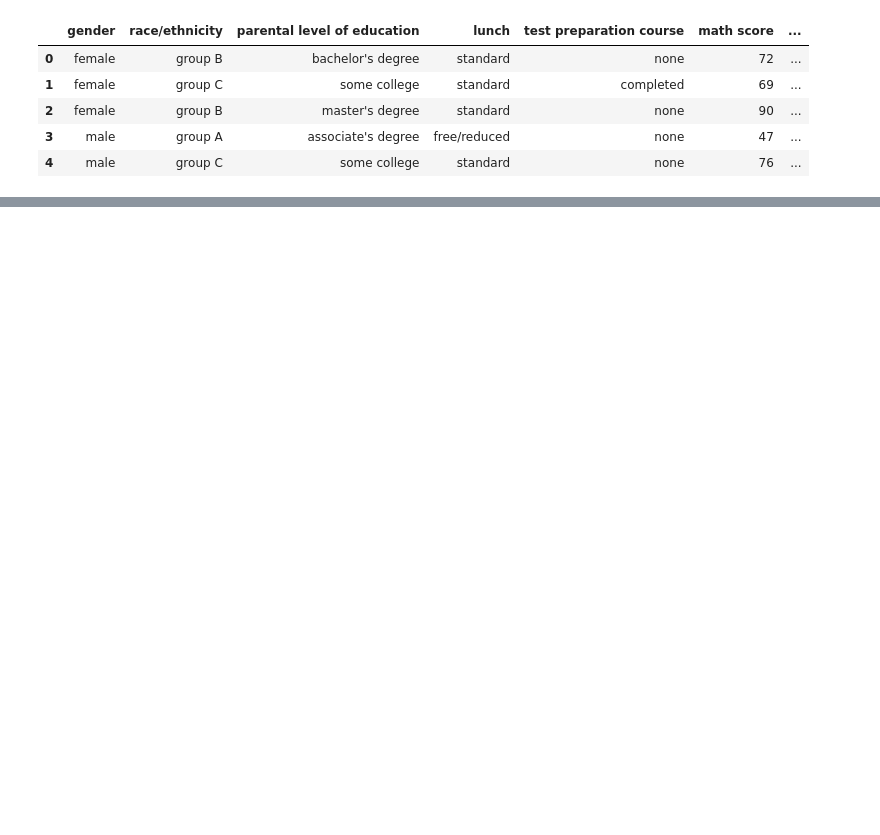
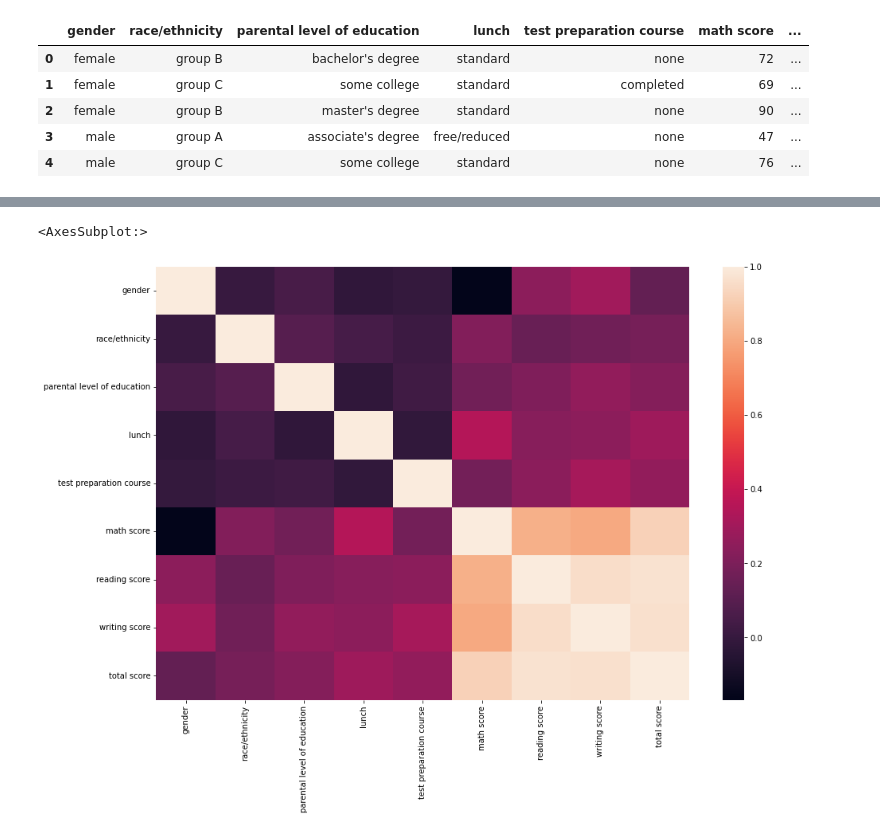
Before and after one commit to Kim-bk/bootstrap-sampling-method, a Jupyter notebook: data_science.ipynb, the cells around one changed output, grey strips where cells are left out. Cells and saved outputs as stored; diff of their text form; code cells hidden in the pictures; blank space fills up the shorter version.

```diff
--- a/data_science.ipynb
+++ b/data_science.ipynb
@@ -323,3 +343,9 @@ df_corr
+# %%
+plt.figure(figsize=(15,10))
+sns.heatmap(df_corr)
+# %% [output]
+<AxesSubplot:>
+[figure, added]
 # %%
 df_corr['total score'].sort_values(ascending=False)
 # %% [output]
```
Also changed, not shown: parts of 64 cells of this notebook.
